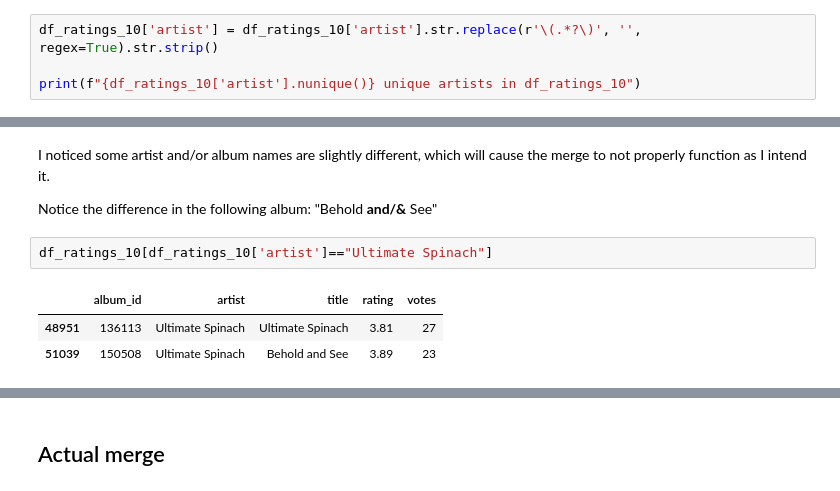
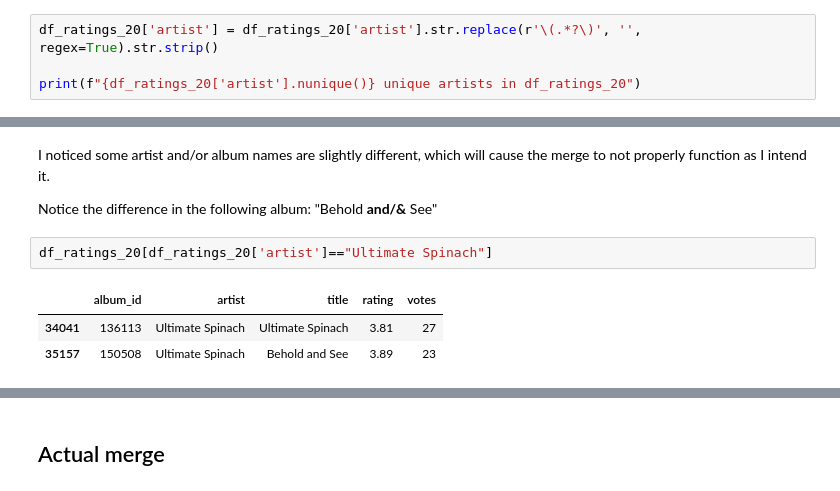
Before and after one commit to arnauog/what_the_rock, a Jupyter notebook: merges.ipynb, the cells around one changed output, grey strips where cells are left out. Cells and saved outputs as stored; diff of their text form.

```diff
--- a/merges.ipynb
+++ b/merges.ipynb
@@ -250,5 +259,5 @@ print(f"{df_masters['artist'].nunique()} unique artists in df_masters")
 # %%
-df_ratings_10['artist'] = df_ratings_10['artist'].str.replace(r'\(.*?\)', '', regex=True).str.strip()
+df_ratings_20['artist'] = df_ratings_20['artist'].str.replace(r'\(.*?\)', '', regex=True).str.strip()
 
-print(f"{df_ratings_10['artist'].nunique()} unique artists in df_ratings_10")
+print(f"{df_ratings_20['artist'].nunique()} unique artists in df_ratings_20")
 # %% [output]
@@ -260,11 +269,11 @@ I noticed some artist and/or album names are slightly different, which will caus
 
 Notice the difference in the following album: "Behold **and/&** See"
 # %%
-df_ratings_10[df_ratings_10['artist']=="Ultimate Spinach"]
+df_ratings_20[df_ratings_20['artist']=="Ultimate Spinach"]
 # %% [output]
 |  | album_id | artist | title | rating | votes |
-| 48951 | 136113 | Ultimate Spinach | Ultimate Spinach | 3.81 | 27 |
-| 51039 | 150508 | Ultimate Spinach | Behold and See | 3.89 | 23 |
+| 34041 | 136113 | Ultimate Spinach | Ultimate Spinach | 3.81 | 27 |
+| 35157 | 150508 | Ultimate Spinach | Behold and See | 3.89 | 23 |
 # %%
 df_masters[df_masters['artist']=="Ultimate Spinach"]
 # %% [output]
```
Also changed, not shown: parts of 76 cells of this notebook, 17 other files.
